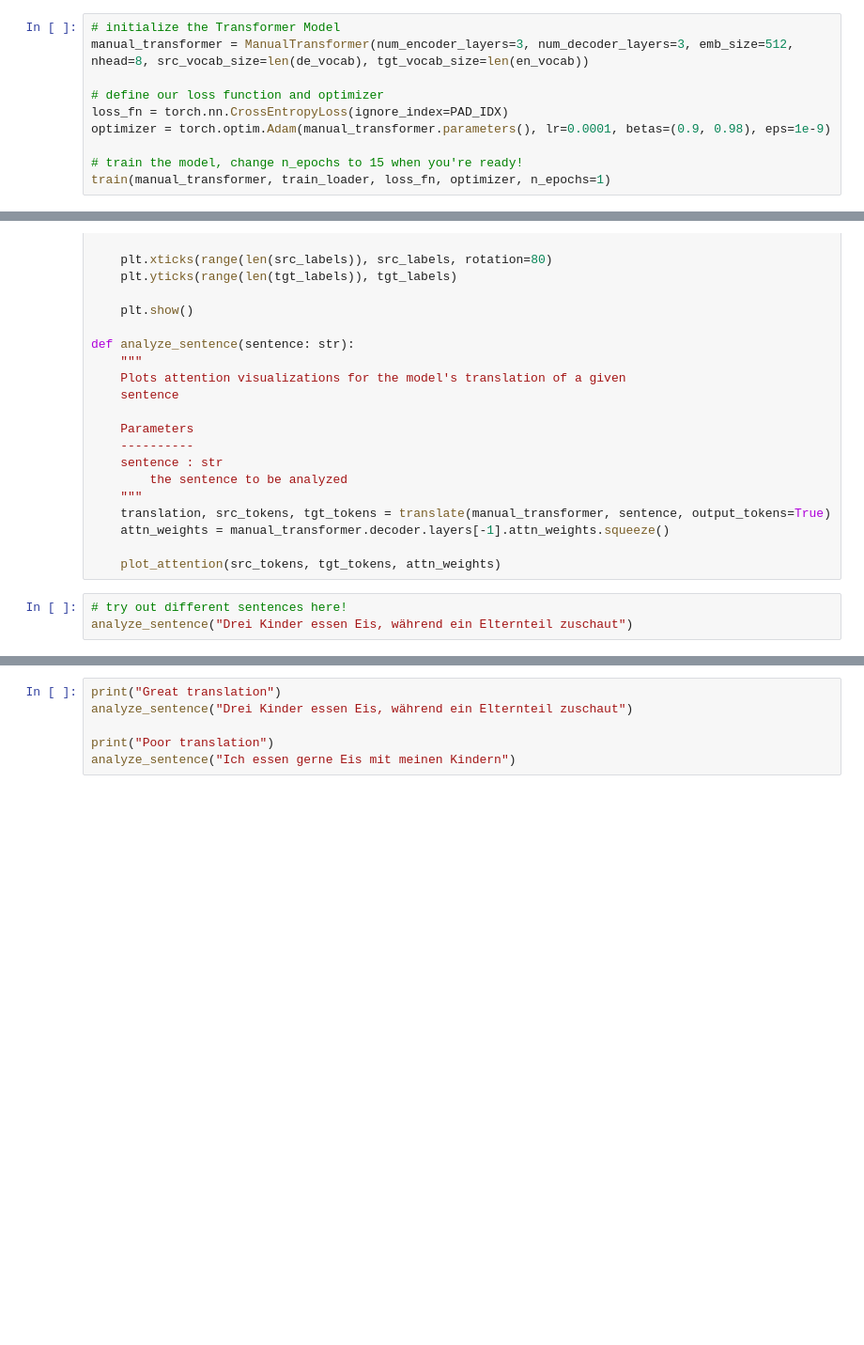
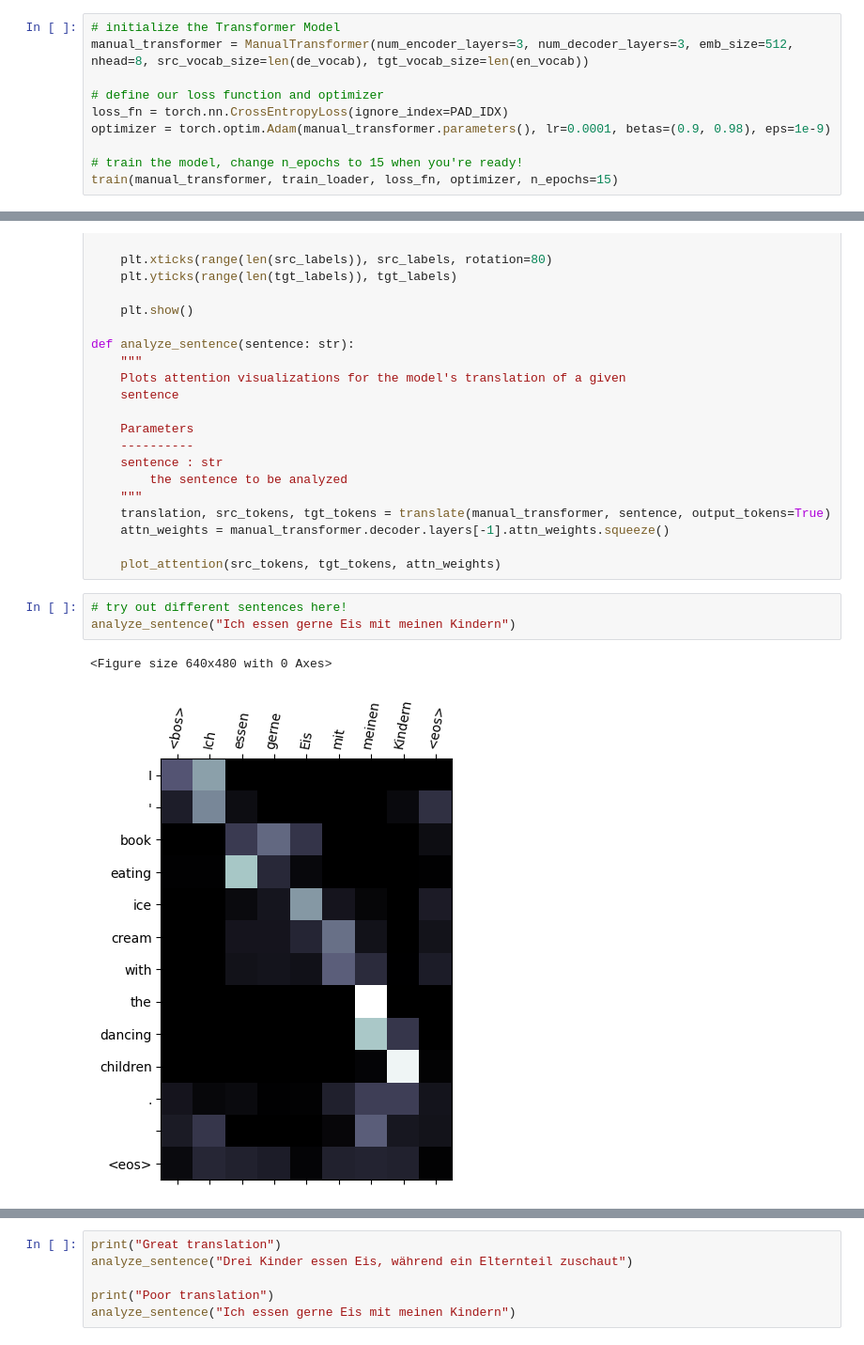
Before and after one commit to rohanmyer/csci_1460, a Jupyter notebook: Assignment 3/Machine Translation Stencil.ipynb, the cells around one changed output, grey strips where cells are left out. Shown: that part at 94% size. Saved outputs shown, nothing was run; the diff lists cells and outputs as text; blank space fills up the shorter version.

```diff
--- a/Assignment 3/Machine Translation Stencil.ipynb
+++ b/Assignment 3/Machine Translation Stencil.ipynb
@@ -956,5 +956,5 @@ loss_fn = torch.nn.CrossEntropyLoss(ignore_index=PAD_IDX)
 optimizer = torch.optim.Adam(manual_transformer.parameters(), lr=0.0001, betas=(0.9, 0.98), eps=1e-9)
 
 # train the model, change n_epochs to 15 when you're ready!
-train(manual_transformer, train_loader, loss_fn, optimizer, n_epochs=1)
+train(manual_transformer, train_loader, loss_fn, optimizer, n_epochs=15)
 # %% [output]
@@ -1384,7 +1419,10 @@ def analyze_sentence(sentence: str):
     plot_attention(src_tokens, tgt_tokens, attn_weights)
 # %%
 # try out different sentences here!
-analyze_sentence("Drei Kinder essen Eis, während ein Elternteil zuschaut")
+analyze_sentence("Ich essen gerne Eis mit meinen Kindern")
+# %% [output]
+<Figure size 640x480 with 0 Axes>
+[figure, added]
 # %% [markdown]
 ## Conceptual Questions
 - Translate the sentence "*Drei Kinder essen Eis, während ein Elternteil zuschaut*" into English and look at the attention map. In English, this sentence means "Three kids eat ice cream, while a parent watches."
```
Also changed, not shown: parts of 6 cells of this notebook.
